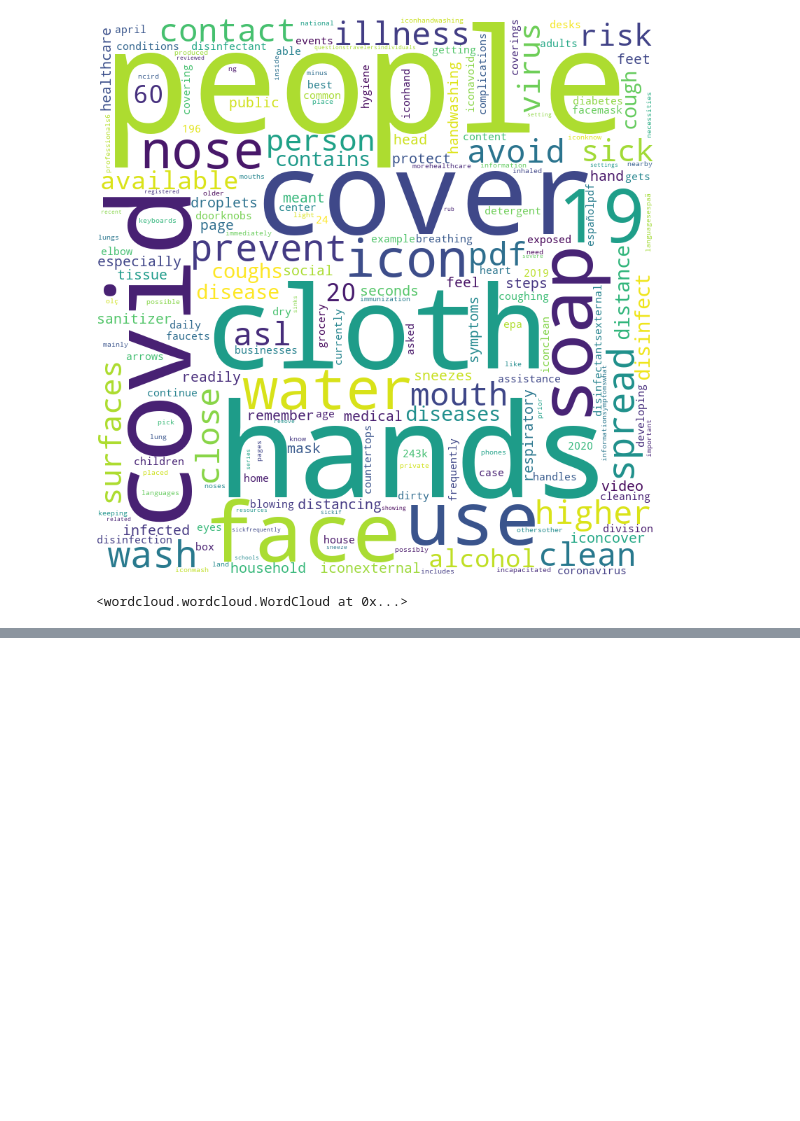
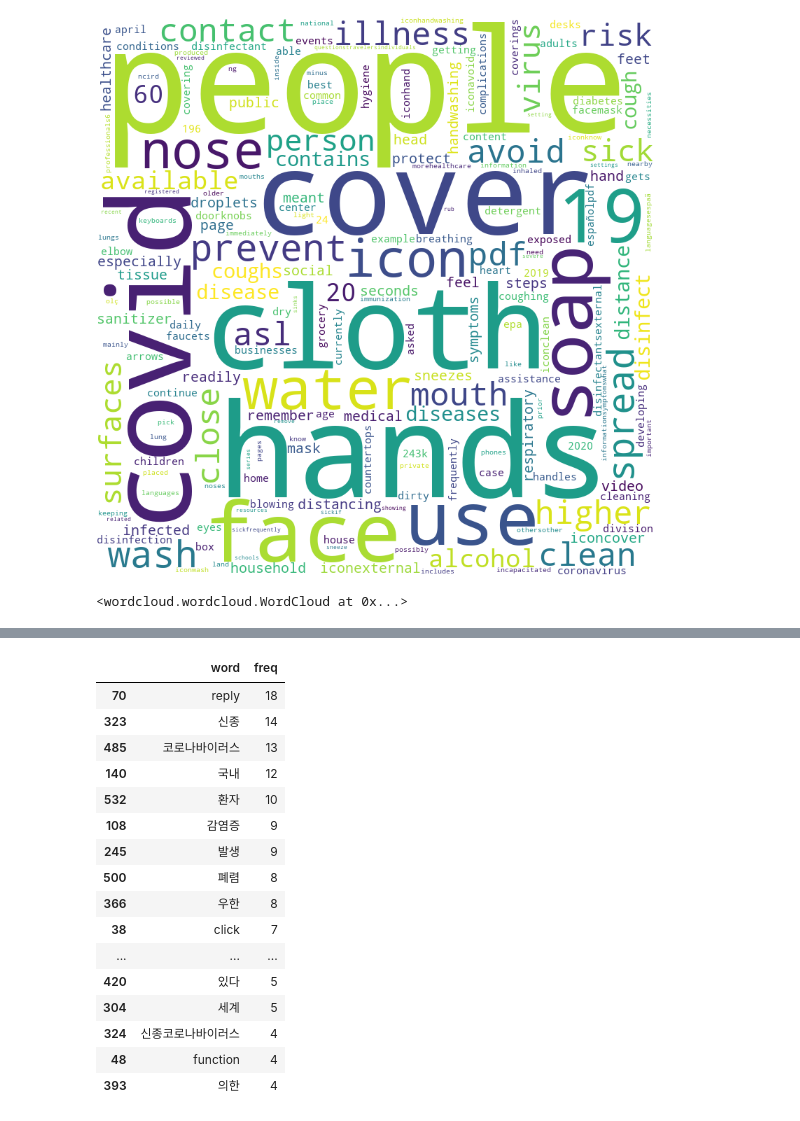
Before and after one commit to kgb0421/academy, a Jupyter notebook: covid19/wordcloud.ipynb, the cells around one changed output, grey strips where cells are left out. Cells and saved outputs as stored; diff of their text form; code cells hidden in the pictures; blank space fills up the shorter version.

```diff
--- a/covid19/wordcloud.ipynb
+++ b/covid19/wordcloud.ipynb
@@ -114,0 +113,3 @@ wc.to_file("covid_WC.png")
+# %%
+content1 = root1.cssselect('[class="user-snb-wrapper"]')[0].text_content()
+content1
@@ -114,0 +118,3 @@ wc.to_file("covid_WC.png")
+# %%
+from sklearn.feature_extraction.text import CountVectorizer
+cv1 = CountVectorizer(stop_words='english')
@@ -114,0 +142,6 @@ wc.to_file("covid_WC.png")
+# %%
+df1 = pd.DataFrame({
+    'word': cv1.get_feature_names(),
+    'freq': tdm1.flat
+})
+df1
@@ -114,0 +162,20 @@ wc.to_file("covid_WC.png")
+# %%
+df1.sort_values('freq', ascending=False).head(20)
+# %% [output]
+|  | word | freq |
+| 70 | reply | 18 |
+| 323 | 신종 | 14 |
+| 485 | 코로나바이러스 | 13 |
+| 140 | 국내 | 12 |
+| 532 | 환자 | 10 |
+| 108 | 감염증 | 9 |
+| 245 | 발생 | 9 |
+| 500 | 폐렴 | 8 |
+| 366 | 우한 | 8 |
+| 38 | click | 7 |
+| ... | ... | ... |
+| 420 | 있다 | 5 |
+| 304 | 세계 | 5 |
+| 324 | 신종코로나바이러스 | 4 |
+| 48 | function | 4 |
+| 393 | 의한 | 4 |
```
Also changed, not shown: parts of 11 cells of this notebook, 3 other files.
